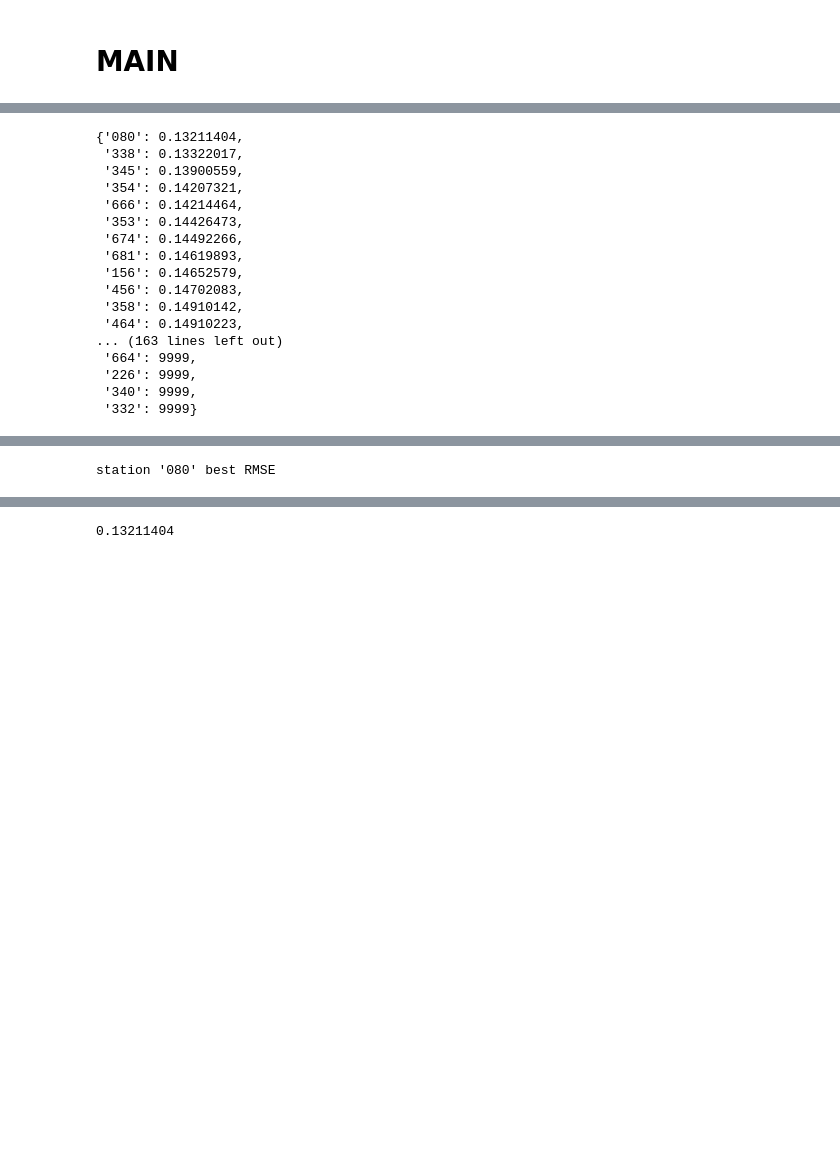
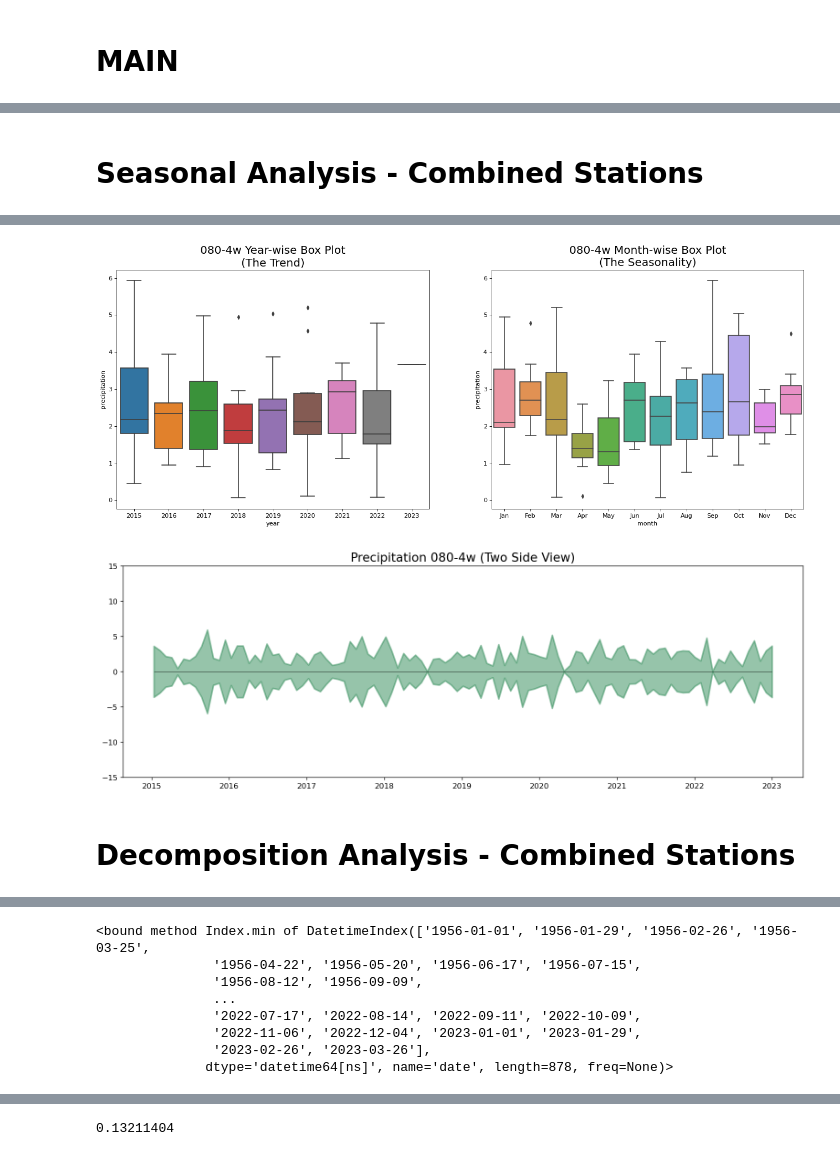
Before and after one commit to rmsryu/spark-climate-data, a Jupyter notebook: 03_LSTM.ipynb, the cells around one changed output, grey strips where cells are left out. Drawn from its saved outputs; the diff is of its cells as text; code cells hidden in the pictures; blank space fills up the shorter version.

Commit message:
LSTM combined

```diff
--- a/03_LSTM.ipynb
+++ b/03_LSTM.ipynb
@@ -122,7 +151,7 @@ def plot_seasonlity(df):
     %matplotlib inline
 
     print(df.index.min)
-    decomposition = seasonal_decompose(df['precipitation'], model='additive', extrapolate_trend='freq', period=1)
+    decomposition = seasonal_decompose(df['precipitation'], model='additive', extrapolate_trend='freq')
     fig, (ax1, ax2, ax3, ax4) = plt.subplots(4, 1, figsize=(12, 8), sharex=True)
 
     # Plot the original time series
@@ -351,3 +376,40 @@ print(stations_lstm_results)
 # %%
-#dict(sorted(stations_lstm_results.items(), key=lambda item: item[1]))
+## LSTM for final DS
+from sklearn.preprocessing import MinMaxScaler
+from sklearn.metrics import mean_squared_error, mean_absolute_error
+from sklearn.model_selection import train_test_split
+from sklearn.model_selection import GridSearchCV
+from keras.wrappers.scikit_learn import KerasRegressor
+from keras.callbacks import EarlyStopping
+
+# Hyper parameters
+hyper_parameters = {
+    'freq' : '4w',
+    'look_back' : 12,
+    'units' : 12,
+    'dropout_rate' : 0.2,
+    'optimizer' : 'adam'
+}
+
+look_back = hyper_parameters['look_back']
+df_seasson = get_final_data(hyper_parameters['freq'])
+
+# Check missing values
+#check_missing_values(df_seasson)
+
+
+# Seasonal Analysis
+display(HTML(f'<h1>Seasonal Analysis - Combined Stations</h1>'))
+display(HTML('<hr/><br/>'))
+seasonality_plots(df_seasson,station,hyper_parameters['freq'],remove_outliers=False)
+
+# Decomposition Analysis
+display(HTML(f'<h1>Decomposition Analysis - Combined Stations</h1>'))
+display(HTML('<hr/><br/>'))
+decomposition = plot_seasonlity(df_seasson)
+decomposition.resid.describe()
+
+# Plot autocorrelation
+plot_autocorrelation(decomposition)
 # %% [output]
+Seasonal Analysis - Combined Stations
@@ -353,0 +417,3 @@ print(stations_lstm_results)
+[figure, added]
+[figure, added]
+Decomposition Analysis - Combined Stations
@@ -354,17 +421,8 @@ print(stations_lstm_results)
-{'080': 0.13211404,
- '338': 0.13322017,
- '345': 0.13900559,
- '354': 0.14207321,
- '666': 0.14214464,
- '353': 0.14426473,
- '674': 0.14492266,
- '681': 0.14619893,
- '156': 0.14652579,
- '456': 0.14702083,
- '358': 0.14910142,
- '464': 0.14910223,
-... (163 lines left out)
- '664': 9999,
- '226': 9999,
- '340': 9999,
- '332': 9999}
+<bound method Index.min of DatetimeIndex(['1956-01-01', '1956-01-29', '1956-02-26', '1956-03-25',
+               '1956-04-22', '1956-05-20', '1956-06-17', '1956-07-15',
+               '1956-08-12', '1956-09-09',
+               ...
+               '2022-07-17', '2022-08-14', '2022-09-11', '2022-10-09',
+               '2022-11-06', '2022-12-04', '2023-01-01', '2023-01-29',
+               '2023-02-26', '2023-03-26'],
+              dtype='datetime64[ns]', name='date', length=878, freq=None)>
@@ -371,4 +431,0 @@ print(stations_lstm_results)
-# %%
-print("station '080' best RMS"
-# %% [output]
-station '080' best RMSE
```
Also changed, not shown: parts of 8 cells of this notebook.
